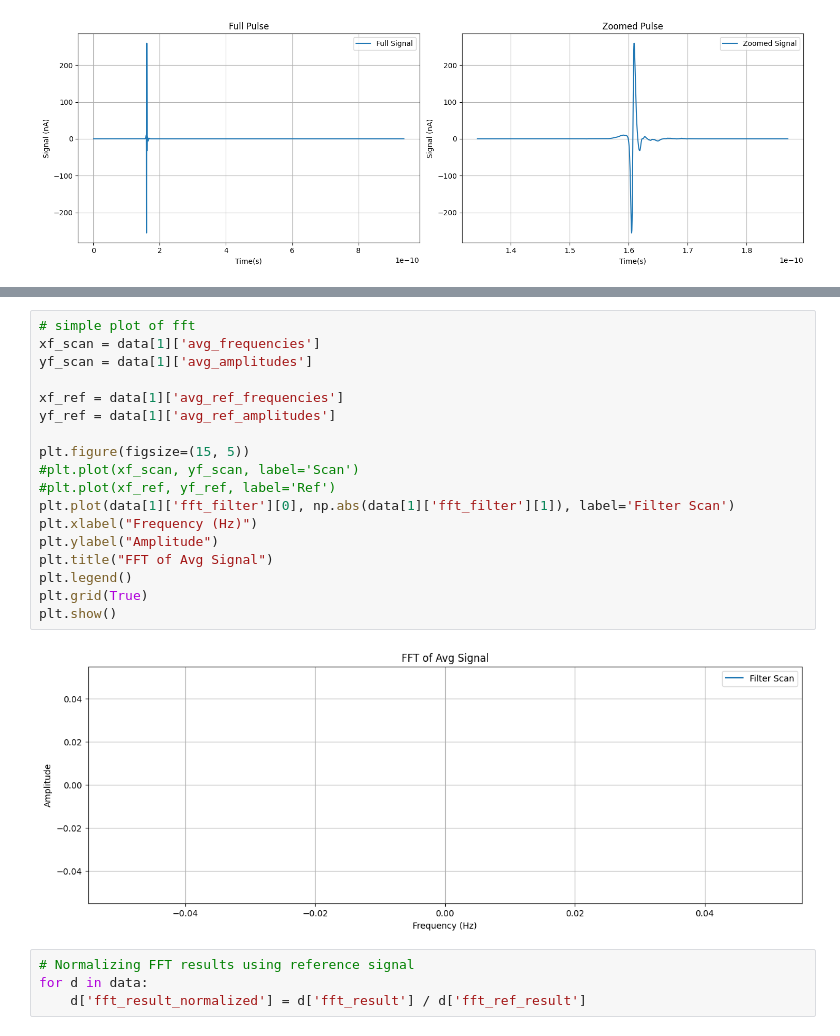
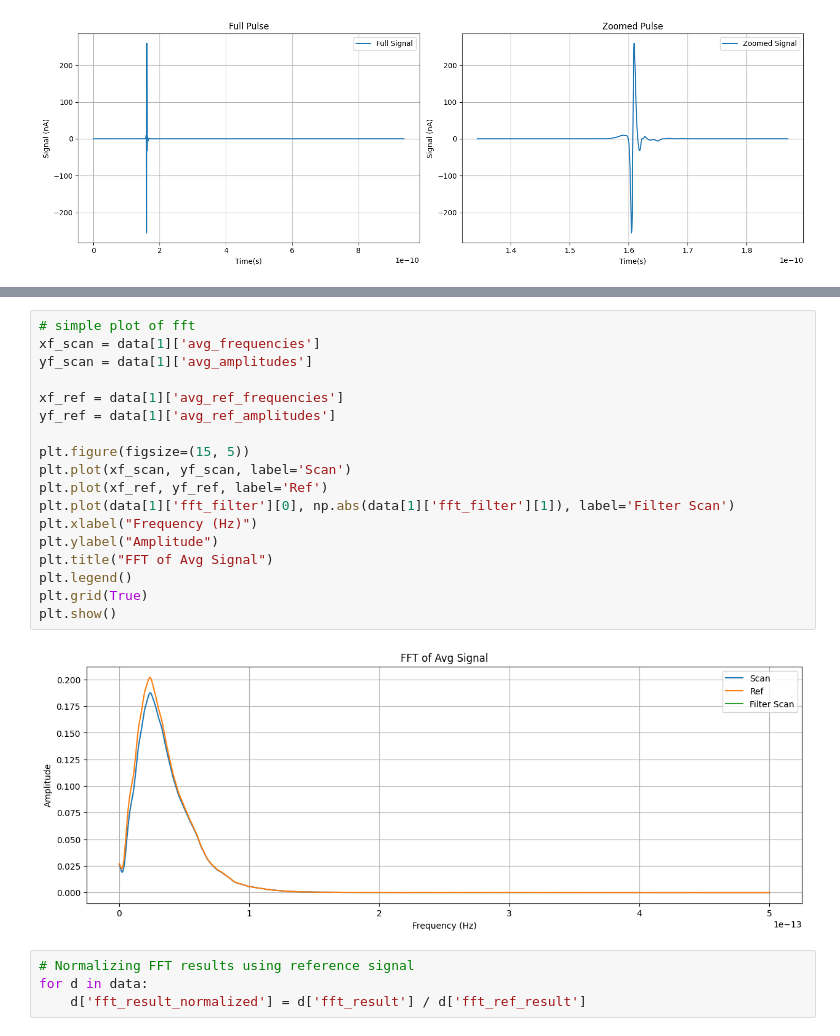
Before and after one commit to asamahayder/MasterThesis, a Jupyter notebook: TestingReverseFFT.ipynb, the cells around one changed output, grey strips where cells are left out. Cells and saved outputs as stored; diff of their text form.

```diff
--- a/TestingReverseFFT.ipynb
+++ b/TestingReverseFFT.ipynb
@@ -281,23 +283,23 @@ for d in data:
 # %%
 # simple plot of fft
 xf_scan = data[1]['avg_frequencies']
 yf_scan = data[1]['avg_amplitudes']
 
 xf_ref = data[1]['avg_ref_frequencies']
 yf_ref = data[1]['avg_ref_amplitudes']
 
 plt.figure(figsize=(15, 5))
-#plt.plot(xf_scan, yf_scan, label='Scan')
-#plt.plot(xf_ref, yf_ref, label='Ref')
+plt.plot(xf_scan, yf_scan, label='Scan')
+plt.plot(xf_ref, yf_ref, label='Ref')
 plt.plot(data[1]['fft_filter'][0], np.abs(data[1]['fft_filter'][1]), label='Filter Scan')
 plt.xlabel("Frequency (Hz)")
 plt.ylabel("Amplitude")
 plt.title("FFT of Avg Signal")
 plt.legend()
 plt.grid(True)
 plt.show()
 # %% [output]
-[figure, old version]
+[figure, new version]
 # %%
 # Normalizing FFT results using reference signal
 for d in data:
```
Also changed, not shown: parts of 1 cell of this notebook.
